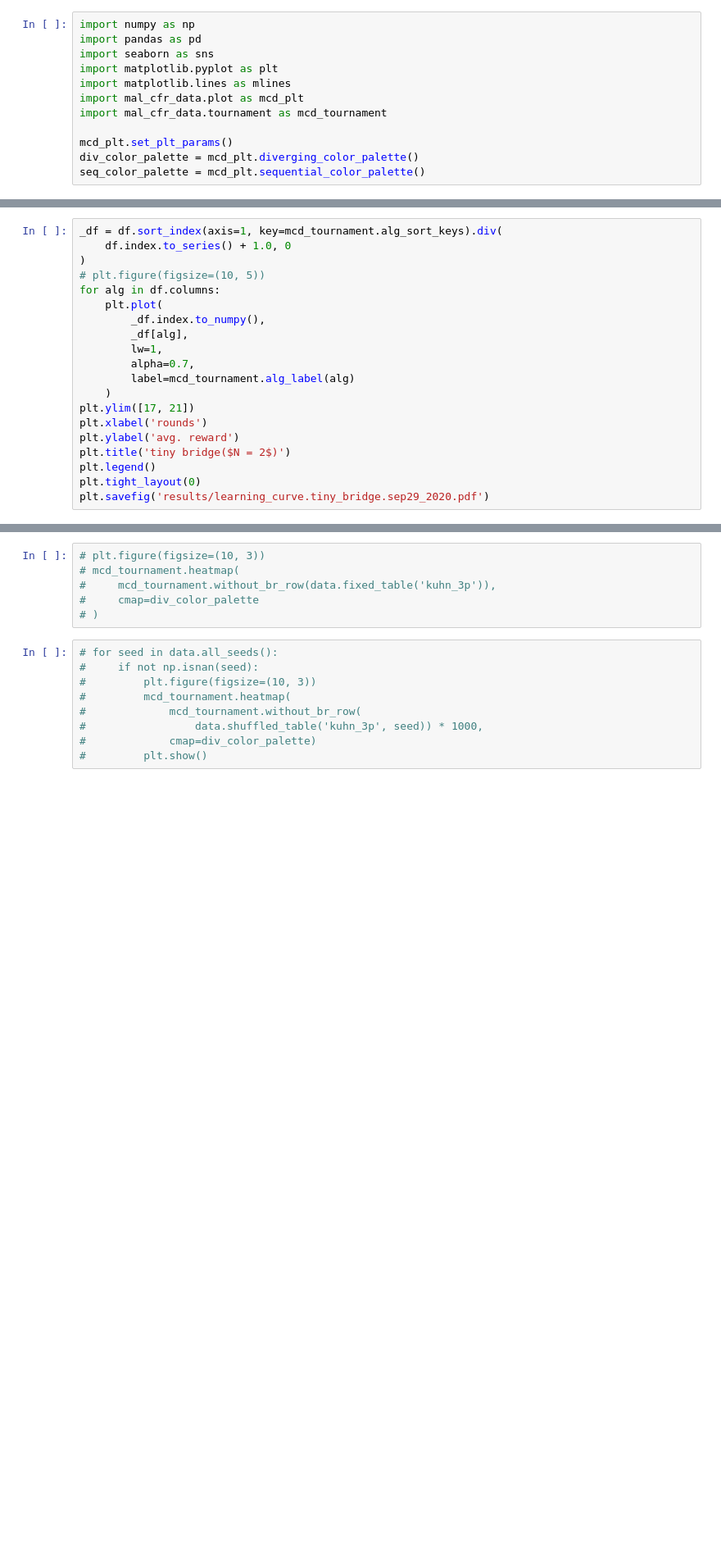
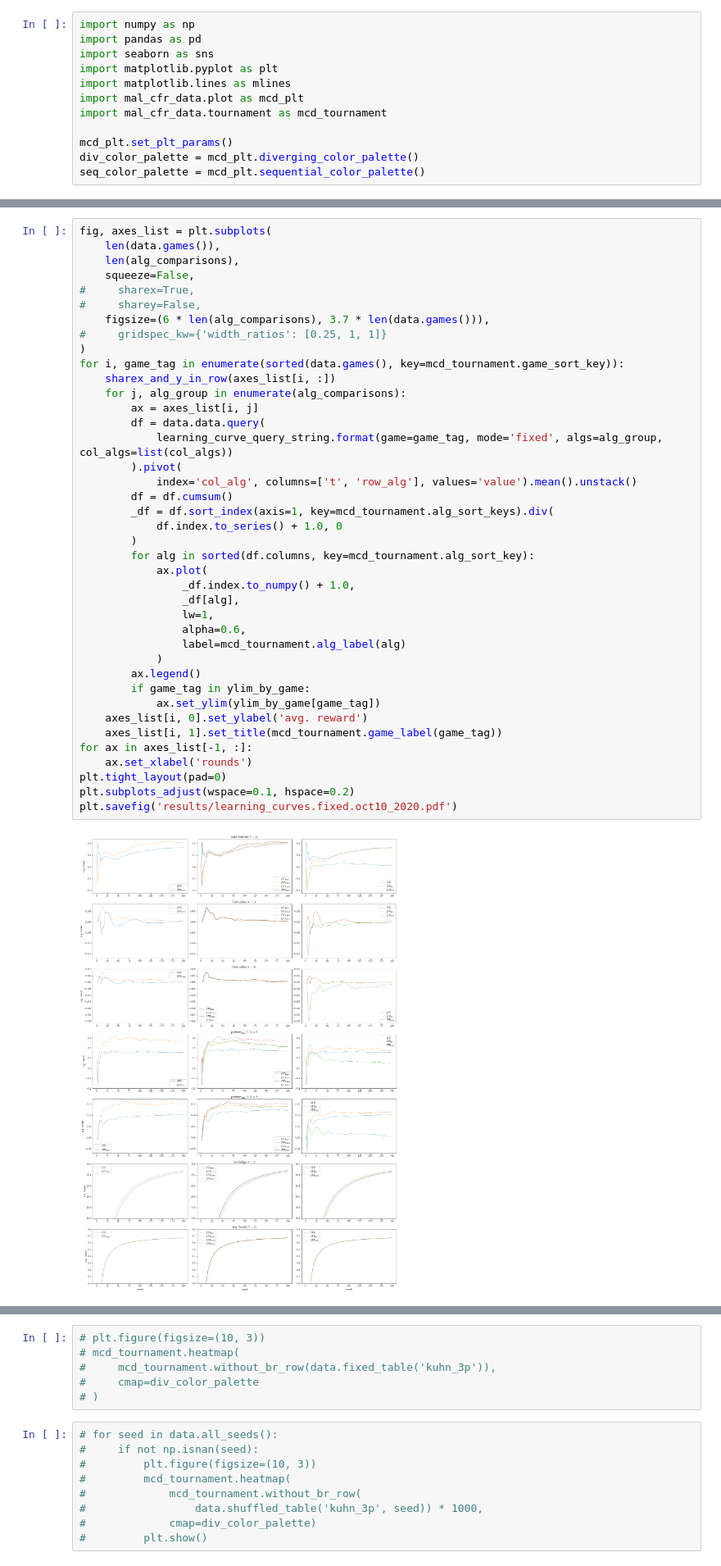
Before and after one commit to dmorrill10/hr_edl_experiments, a Jupyter notebook: mal_cfr_data.ipynb, the cells around one changed output, grey strips where cells are left out. Shown at 82% size. Saved outputs shown, nothing was run; the diff lists cells and outputs as text; blank space fills up the shorter version.

```diff
--- a/mal_cfr_data.ipynb
+++ b/mal_cfr_data.ipynb
@@ -55,20 +29,0 @@ df
-# %%
-_df = df.sort_index(axis=1, key=mcd_tournament.alg_sort_keys).div(
-    df.index.to_series() + 1.0, 0
-)
-# plt.figure(figsize=(10, 5))
-for alg in df.columns:
-    plt.plot(
-        _df.index.to_numpy(),
-        _df[alg],
-        lw=1,
-        alpha=0.7,
-        label=mcd_tournament.alg_label(alg)
-    )
-plt.ylim([17, 21])
-plt.xlabel('rounds')
-plt.ylabel('avg. reward')
-plt.title('tiny bridge($N = 2$)')
-plt.legend()
-plt.tight_layout(0)
-plt.savefig('results/learning_curve.tiny_bridge.sep29_2020.pdf')
@@ -166,0 +56,42 @@ plt.savefig('results/learning_curve.leduc.sep29_2020.pdf')
+# %%
+fig, axes_list = plt.subplots(
+    len(data.games()),
+    len(alg_comparisons),
+    squeeze=False,
+#     sharex=True,
+#     sharey=False,
+    figsize=(6 * len(alg_comparisons), 3.7 * len(data.games())),
+#     gridspec_kw={'width_ratios': [0.25, 1, 1]}
+)
+for i, game_tag in enumerate(sorted(data.games(), key=mcd_tournament.game_sort_key)):
+    sharex_and_y_in_row(axes_list[i, :])
+    for j, alg_group in enumerate(alg_comparisons):
+        ax = axes_list[i, j]
+        df = data.data.query(
+            learning_curve_query_string.format(game=game_tag, mode='fixed', algs=alg_group, col_algs=list(col_algs))
+        ).pivot(
+            index='col_alg', columns=['t', 'row_alg'], values='value').mean().unstack()
+        df = df.cumsum()
+        _df = df.sort_index(axis=1, key=mcd_tournament.alg_sort_keys).div(
+            df.index.to_series() + 1.0, 0
+        )
+        for alg in sorted(df.columns, key=mcd_tournament.alg_sort_key):
+            ax.plot(
+                _df.index.to_numpy() + 1.0,
+                _df[alg],
+                lw=1,
+                alpha=0.6,
+                label=mcd_tournament.alg_label(alg)
+            )
+        ax.legend()
+        if game_tag in ylim_by_game:
+            ax.set_ylim(ylim_by_game[game_tag])
+    axes_list[i, 0].set_ylabel('avg. reward')
+    axes_list[i, 1].set_title(mcd_tournament.game_label(game_tag))
+for ax in axes_list[-1, :]:
+    ax.set_xlabel('rounds')
+plt.tight_layout(pad=0)
+plt.subplots_adjust(wspace=0.1, hspace=0.2)
+plt.savefig('results/learning_curves.fixed.oct10_2020.pdf')
+# %% [output]
+[figure, added]
```
Also changed, not shown: parts of 10 cells of this notebook, 2 other files.
